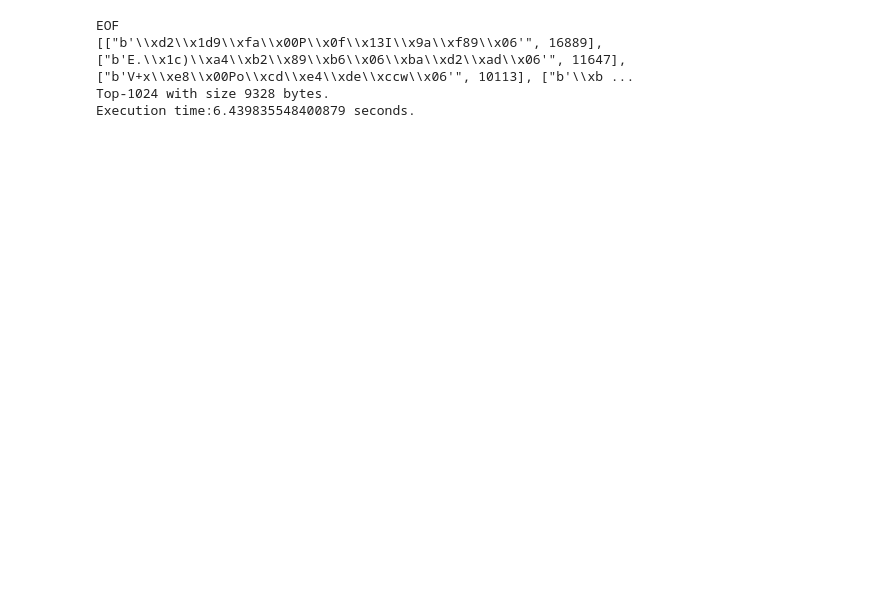
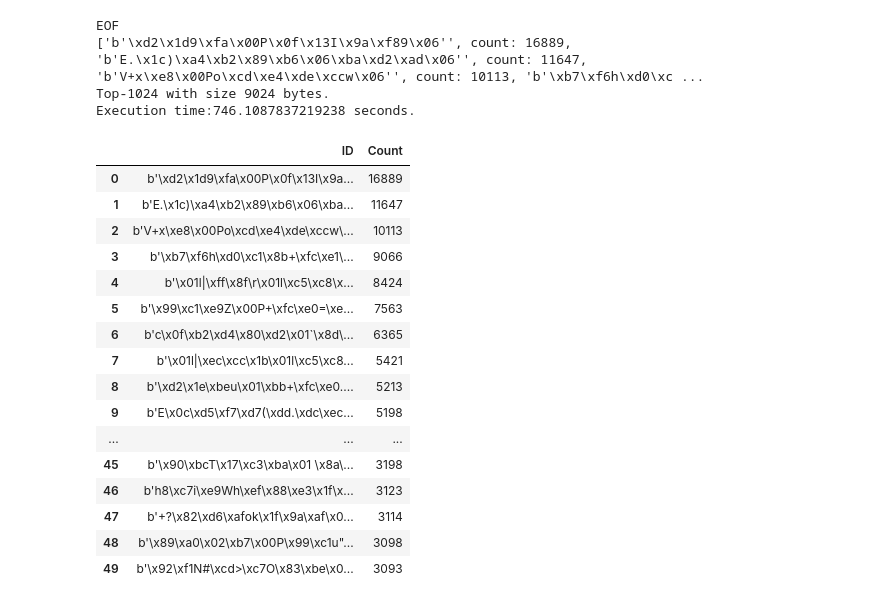
Before and after one commit to peropero1/Python, a Jupyter notebook: CountMinsketch/caida_0.ipynb, the cells around one changed output. Cells and saved outputs as stored; diff of their text form; code cells hidden in the pictures; blank space fills up the shorter version.

```diff
--- a/CountMinsketch/caida_0.ipynb
+++ b/CountMinsketch/caida_0.ipynb
@@ -20,14 +8,17 @@ print('reached the EOF')
 # %%
 # count distinct element frequency
 import pandas as pd
+import os
 
-datapath=r'X:\\NTU\\ML-sketch\\dataset\\caida2016\\'
-datali=os.listdir(datapath)[0]
+# datapath=r'X:\\NTU\\ML-sketch\\dataset\\caida2016\\'
+# datali=os.listdir(datapath)[0]
+src_data='caida_0.dat'
 
 num_line=0
 count=0
 itemdict={}
-with open(os.path.join(datapath,datali), 'rb') as file:
+
+with open(src_data, 'rb') as file:
     while True:
         line=str(file.read(13))
         if len(line)<13:
@@ -45,6 +36,6 @@ df=df.sort_values('Count',ascending=False)
 
 print("Distinct element: {}".format(len(itemdict)))
 print("Number of incomming element: {}".format(num_line))
-print(df.head(20))
+print(df.head(50))
 
 df.to_csv("caida_0_distinct_count.csv",index=False)
@@ -116,9 +121,6 @@ Execution time:581.9553816318512 seconds.
 
 import sys
 import time
-import spookyhash
-import mmh3
-import hyperloglog
 import operator
 
 class Node():
@@ -126,8 +128,6 @@ class Node():
         self.count=count
     def add_count(self,count=1):
         self.count+=count
-    def sub_count(self,count=1):
-        self.count-=count
     def __str__(self):
         return 'ID: {}, count: {}'.format(self.ID,self.count)
     def __repr__(self):
@@ -152,43 +152,76 @@ class Tail(Node):
         return "'{}', count: {}".format(self.ID,self.count)
 
 start=time.time()
+'''
 datapath=r'X:\\NTU\\ML-sketch\\dataset\\caida2016\\'
 datali=os.listdir(datapath)[0]
+'''
+src_data='caida_0.dat'
 size=1024
 Top=[]
+item_count=0
+# Space-Saving
 
-with open(os.path.join(datapath,datali), 'rb') as file:
+with open(src_data,'rb') as file:
     while True:
-        line=str(file.read(13))
-        if len(line)<13:
+        element=str(file.read(13))
+        if len(element)<13:
             print('EOF')
             break
         else:
+            item_count+=1
+            # print("read {}th element: {}".format(item_count,element))
             if len(Top)==0:
                 Top.append(Tail(element,1))
             else:
                 found=False
                 for i in range(len(Top)):
                     if Top[i].ID==element:
                         found=True
                         Top[i].add_count()
                         break
                 if not found:
                     if len(Top)<size:
                         Top.append(Tail(element,1))
                     else:
                         Top[-1].ID=element
                         Top[-1].add_count()
                 # Top= sorted(Top, key=operator.attrgetter('count'),reverse=True)
                 # non-inplace sort
                 Top.sort(key=operator.attrgetter('count'),reverse=True)
                     # inplce sort
 end=time.time()
-print(itemlist[:50],len(itemlist))
-print("Top-{} with size {} bytes.".format(len(itemlist),sys.getsizeof(itemlist)))
+print(Top[:50],len(Top))
+print("Top-{} with size {} bytes.".format(len(Top),sys.getsizeof(Top)))
 print("Execution time:{} seconds.".format(str(end-start)))
+
+#　conver Top into df
+templi=[]
+for i in Top:
+    templi.append([i.ID,i.count])
+
+df=pd.DataFrame(templi,columns=['ID', 'Count'])
+df.to_csv("SpaceSaving_caida_0_distinct_count.csv",index=False)
+df.head(50)
 # %% [output]
 EOF
-[["b'\\xd2\\x1d9\\xfa\\x00P\\x0f\\x13I\\x9a\\xf89\\x06'", 16889], ["b'E.\\x1c)\\xa4\\xb2\\x89\\xb6\\x06\\xba\\xd2\\xad\\x06'", 11647], ["b'V+x\\xe8\\x00Po\\xcd\\xe4\\xde\\xccw\\x06'", 10113], ["b'\\xb ...
-Top-1024 with size 9328 bytes.
-Execution time:6.439835548400879 seconds.
+['b'\xd2\x1d9\xfa\x00P\x0f\x13I\x9a\xf89\x06'', count: 16889, 'b'E.\x1c)\xa4\xb2\x89\xb6\x06\xba\xd2\xad\x06'', count: 11647, 'b'V+x\xe8\x00Po\xcd\xe4\xde\xccw\x06'', count: 10113, 'b'\xb7\xf6h\xd0\xc ...
+Top-1024 with size 9024 bytes.
+Execution time:746.1087837219238 seconds.
+|  | ID | Count |
+| 0 | b'\xd2\x1d9\xfa\x00P\x0f\x13I\x9a... | 16889 |
+| 1 | b'E.\x1c)\xa4\xb2\x89\xb6\x06\xba... | 11647 |
+| 2 | b'V+x\xe8\x00Po\xcd\xe4\xde\xccw\... | 10113 |
+| 3 | b'\xb7\xf6h\xd0\xc1\x8b+\xfc\xe1\... | 9066 |
+| 4 | b'\x01l|\xff\x8f\r\x01l\xc5\xc8\x... | 8424 |
+| 5 | b'\x99\xc1\xe9Z\x00P+\xfc\xe0=\xe... | 7563 |
+| 6 | b'c\x0f\xb2\xd4\x80\xd2\x01`\x8d\... | 6365 |
+| 7 | b'\x01l|\xec\xcc\x1b\x01l\xc5\xc8... | 5421 |
+| 8 | b'\xd2\x1e\xbeu\x01\xbb+\xfc\xe0.... | 5213 |
+| 9 | b'E\x0c\xd5\xf7\xd7(\xdd.\xdc\xec... | 5198 |
+| ... | ... | ... |
+| 45 | b'\x90\xbcT\x17\xc3\xba\x01 \x8a\... | 3198 |
+| 46 | b'h8\xc7i\xe9Wh\xef\x88\xe3\x1f\x... | 3123 |
+| 47 | b'+?\x82\xd6\xafok\x1f\x9a\xaf\x0... | 3114 |
+| 48 | b'\x89\xa0\x02\xb7\x00P\x99\xc1u"... | 3098 |
+| 49 | b'\x92\xf1N#\xcd>\xc7O\x83\xbe\x0... | 3093 |
```
Also changed, not shown: parts of 17 cells of this notebook, 9 other files.
